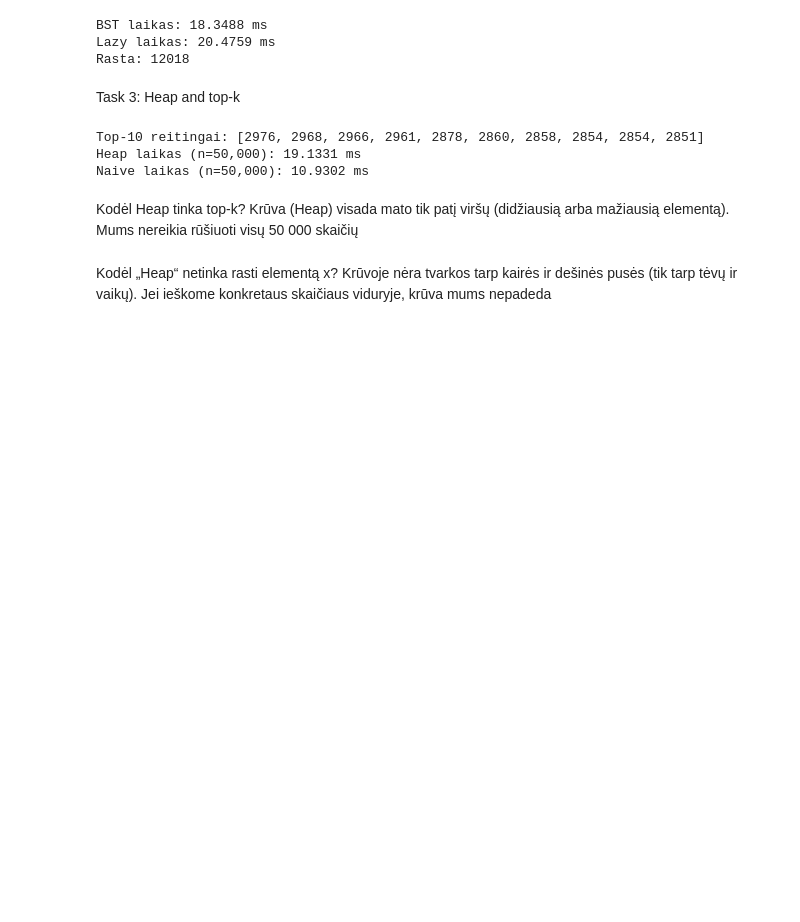
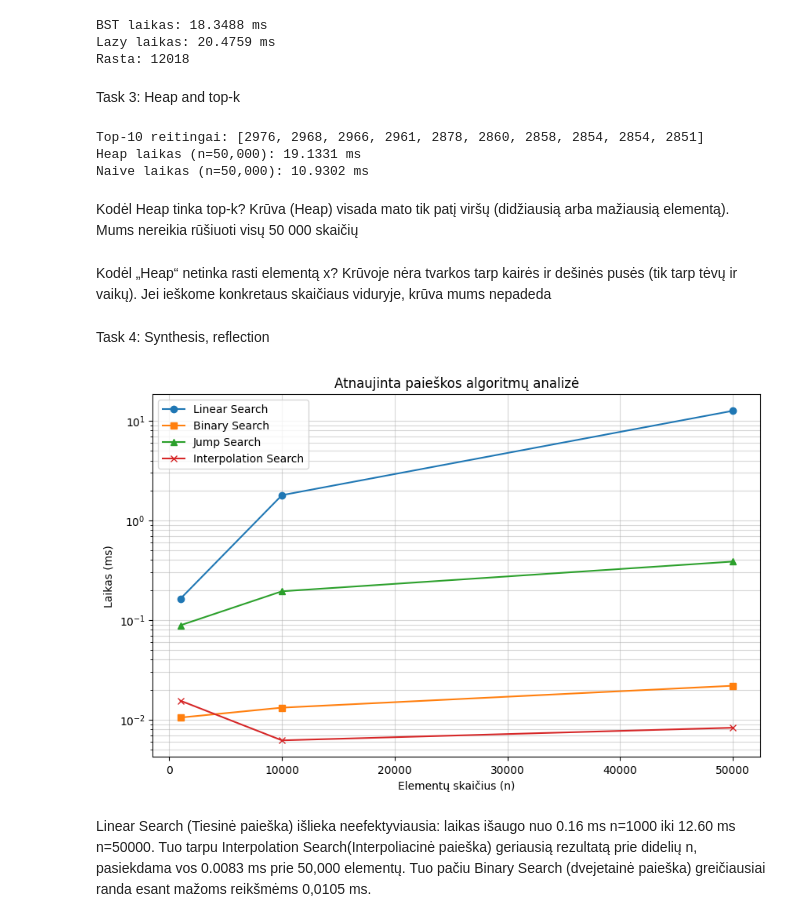
Before and after one commit to Thangiii/dsa-lab3, a Jupyter notebook: lab3/03Lab_Viet Thang_Hoang.ipynb, the cells around one changed output. Drawn from its saved outputs; the diff is of its cells as text; code cells hidden in the pictures; blank space fills up the shorter version.

Commit message:
Task 4 complete

```diff
--- a/lab3/03Lab_Viet Thang_Hoang.ipynb
+++ b/lab3/03Lab_Viet Thang_Hoang.ipynb
@@ -325,3 +325,35 @@ Krūva (Heap) visada mato tik patį viršų (didžiausią arba mažiausią eleme
 # %% [markdown]
 Kodėl „Heap“ netinka rasti elementą x?
 Krūvoje nėra tvarkos tarp kairės ir dešinės pusės (tik tarp tėvų ir vaikų). Jei ieškome konkretaus skaičiaus viduryje, krūva mums nepadeda
+# %% [markdown]
+Task 4: Synthesis, reflection
+# %%
+import matplotlib.pyplot as plt
+
+n = [1000, 10000, 50000]
+
+# Tavo nauji duomenys
+linear = [0.1637, 1.7930, 12.6038]
+binary = [0.0105, 0.0132, 0.0219]
+jump = [0.0886, 0.1944, 0.3865]
+interpolation = [0.0155, 0.0062, 0.0083]
+
+plt.figure(figsize=(10, 6))
+plt.plot(n, linear, label='Linear Search', marker='o', color='tab:blue')
+plt.plot(n, binary, label='Binary Search', marker='s', color='tab:orange')
+plt.plot(n, jump, label='Jump Search', marker='^', color='tab:green')
+plt.plot(n, interpolation, label='Interpolation Search', marker='x', color='tab:red')
+
+plt.yscale('log') # Logaritminė skalė būtina dėl Linear Search lėtumo
+plt.xlabel('Elementų skaičius (n)')
+plt.ylabel('Laikas (ms)')
+plt.title('Atnaujinta paieškos algoritmų analizė')
+plt.legend()
+plt.grid(True, which="both", ls="-", alpha=0.5)
+plt.show()
+# %% [output]
+[figure, added]
+# %% [markdown]
+Linear Search (Tiesinė paieška) išlieka neefektyviausia: laikas išaugo nuo 0.16 ms n=1000 iki 12.60 ms n=50000.
+Tuo tarpu Interpolation Search(Interpoliacinė paieška) geriausią rezultatą prie didelių n, pasiekdama vos 0.0083 ms prie 50,000 elementų.
+Tuo pačiu Binary Search (dvejetainė paieška) greičiausiai randa esant mažoms reikšmėms 0,0105 ms.
```
Also changed, not shown: parts of 4 cells of this notebook.
